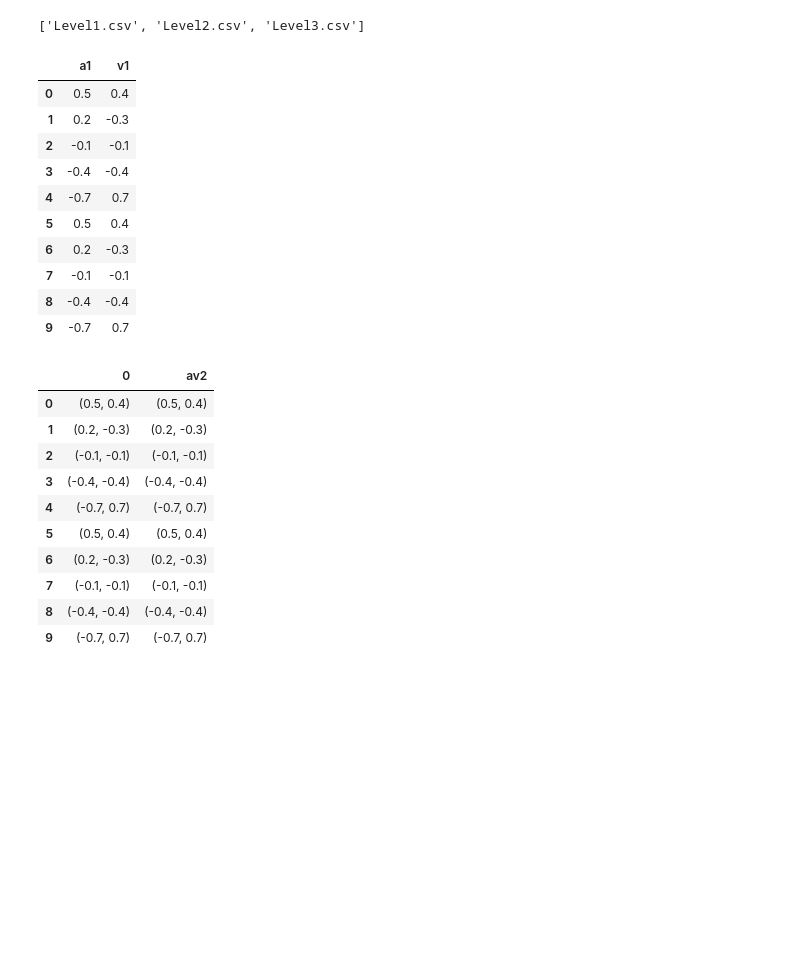
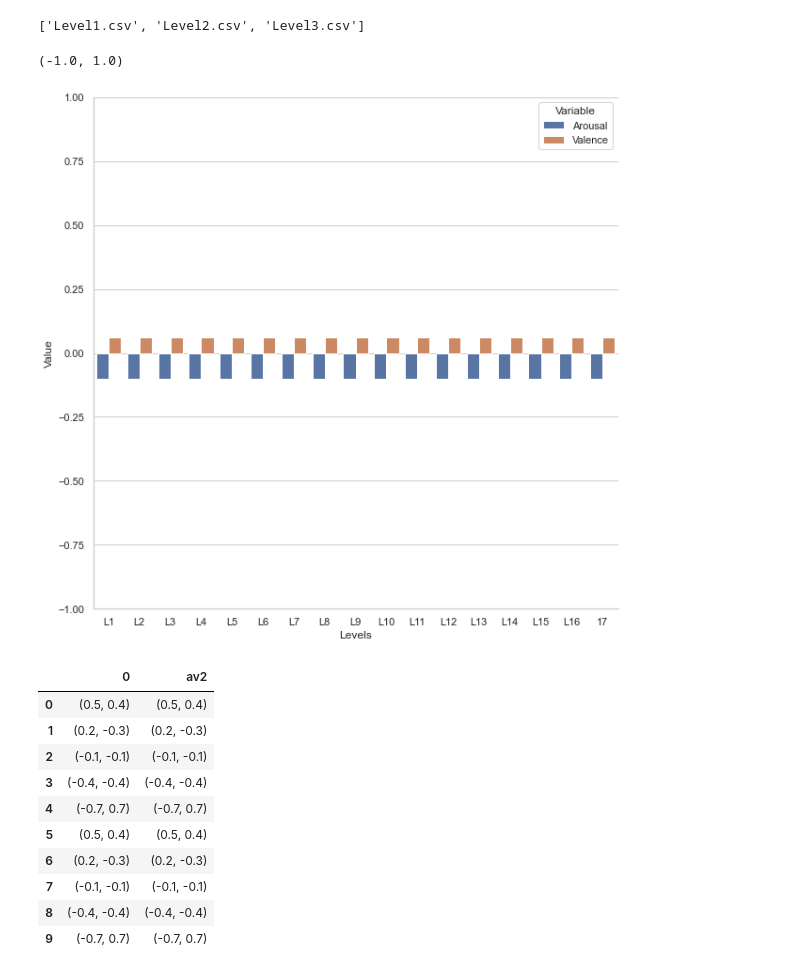
Before and after one commit to dovii/MPC-Data-Analysis, a Jupyter notebook: LevelAnalysis.ipynb, the cells around one changed output. Drawn from its saved outputs; the diff is of its cells as text; code cells hidden in the pictures; blank space fills up the shorter version.

```diff
--- a/LevelAnalysis.ipynb
+++ b/LevelAnalysis.ipynb
@@ -139,24 +149,42 @@ levels = os.listdir('Data/Participant1/')
 levels
 # %% [output]
 ['Level1.csv', 'Level2.csv', 'Level3.csv']
-# %%
-av = df1.iloc[:, 0:2]
-
-
-av2 = av.set_axis(['a1', 'v1'], axis=1, inplace=False)
-av2
-# %% [output]
-|  | a1 | v1 |
-| 0 | 0.5 | 0.4 |
-| 1 | 0.2 | -0.3 |
-| 2 | -0.1 | -0.1 |
-| 3 | -0.4 | -0.4 |
-| 4 | -0.7 | 0.7 |
-| 5 | 0.5 | 0.4 |
-| 6 | 0.2 | -0.3 |
-| 7 | -0.1 | -0.1 |
-| 8 | -0.4 | -0.4 |
-| 9 | -0.7 | 0.7 |
+# %%
+av = df1.iloc[:, 0:2]
+
+av2 = av.set_axis(['a1', 'v1'], axis=1, inplace=False)
+av2
+
+avplot = pd.DataFrame([
+        ["L1", av2.iloc[:, 0].mean(), av2.iloc[:, 1].mean()],
+        ["L2", av2.iloc[:, 0].mean(), av2.iloc[:, 1].mean()],
+        ["L3", av2.iloc[:, 0].mean(), av2.iloc[:, 1].mean()],
+        ["L4", av2.iloc[:, 0].mean(), av2.iloc[:, 1].mean()],
+        ["L5", av2.iloc[:, 0].mean(), av2.iloc[:, 1].mean()],
+        ["L6", av2.iloc[:, 0].mean(), av2.iloc[:, 1].mean()],
+        ["L7", av2.iloc[:, 0].mean(), av2.iloc[:, 1].mean()],
+        ["L8", av2.iloc[:, 0].mean(), av2.iloc[:, 1].mean()],
+        ["L9", av2.iloc[:, 0].mean(), av2.iloc[:, 1].mean()],
+        ["L10", av2.iloc[:, 0].mean(), av2.iloc[:, 1].mean()],
+        ["L11", av2.iloc[:, 0].mean(), av2.iloc[:, 1].mean()],
+        ["L12", av2.iloc[:, 0].mean(), av2.iloc[:, 1].mean()],
+        ["L13", av2.iloc[:, 0].mean(), av2.iloc[:, 1].mean()],
+        ["L14", av2.iloc[:, 0].mean(), av2.iloc[:, 1].mean()],
+        ["L15", av2.iloc[:, 0].mean(), av2.iloc[:, 1].mean()],
+        ["L16", av2.iloc[:, 0].mean(), av2.iloc[:, 1].mean()],
+        ["L17", av2.iloc[:, 0].mean(), av2.iloc[:, 1].mean()]],
+        columns = ["Levels", "Arousal", "Valence"])
+
+fig, ax1 = plt.subplots(figsize=(10, 10))
+tidy = avplot.melt(id_vars='Levels').rename(columns=str.title)
+sns.barplot(x='Levels', y='Value', hue='Variable', data=tidy, ax=ax1)
+sns.despine(fig)
+ax1.yaxis.grid(True)
+ax1.set_axisbelow(True)
+plt.ylim(bottom = -1,top = 1)
+# %% [output]
+(-1.0, 1.0)
+[figure, added]
 # %%
 #Arousal + Valence
 av = df1.iloc[:, 0:2]
```
Also changed, not shown: parts of 2 cells of this notebook.
